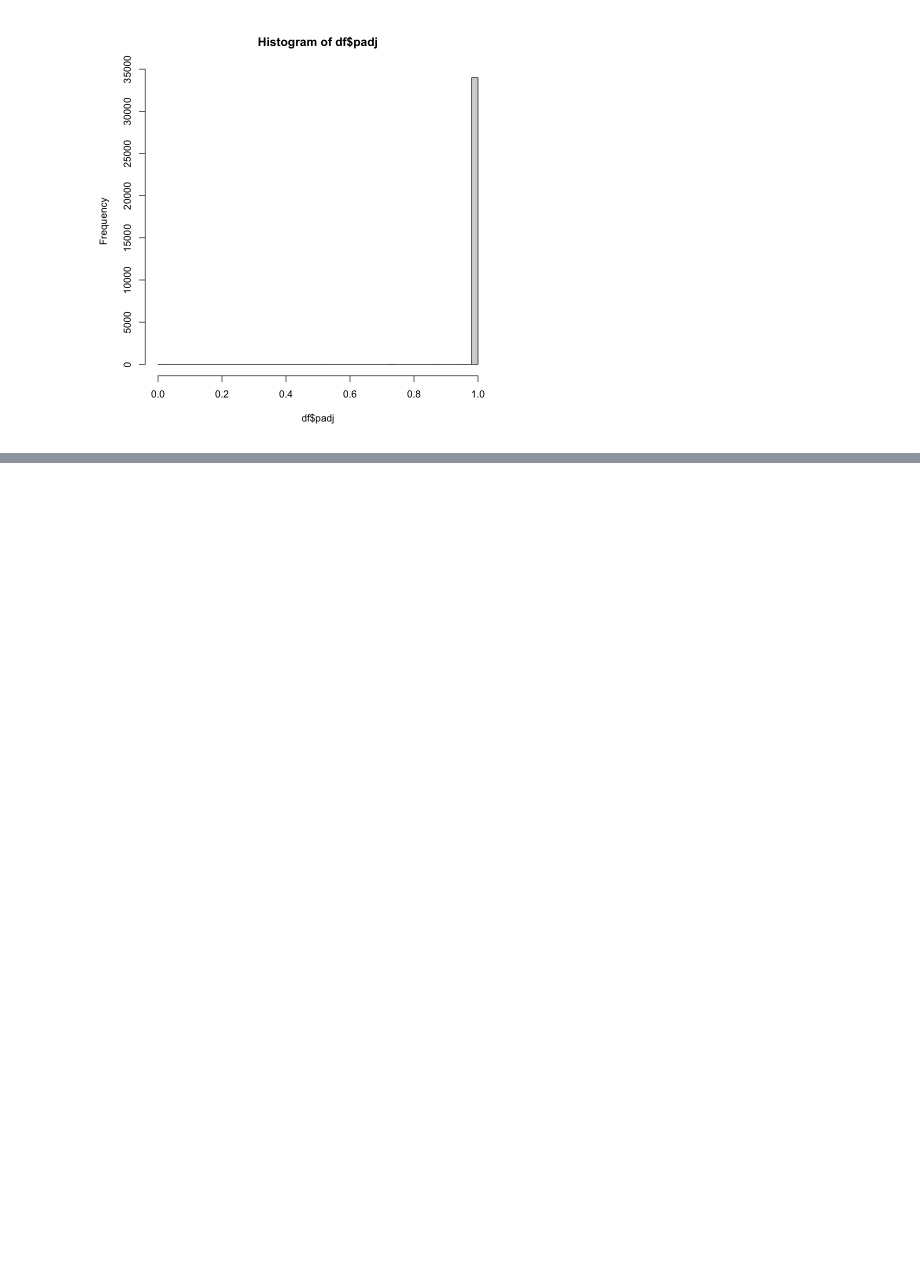
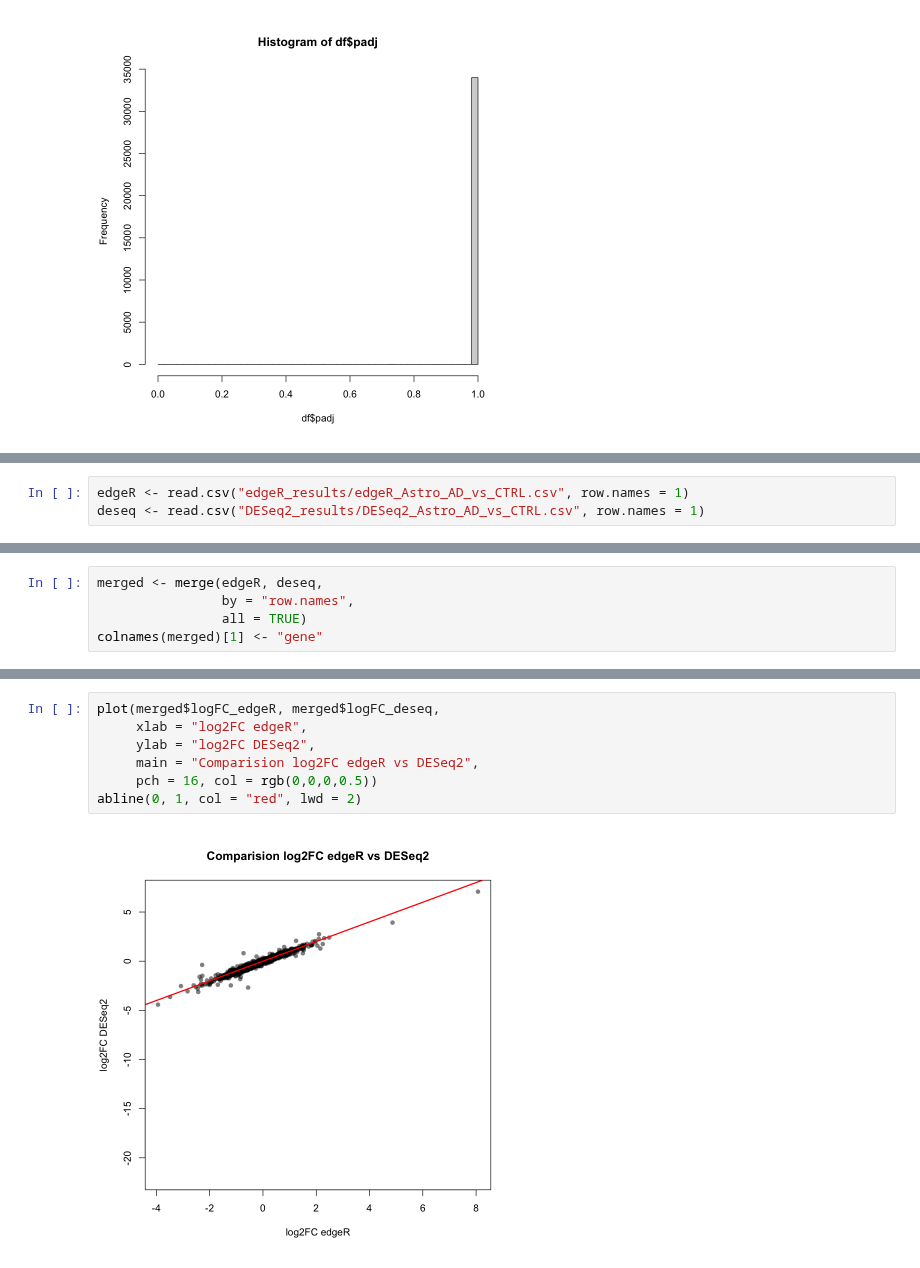
Before and after one commit to elodiehusson/transcriptomics-code, a Jupyter notebook: pseudo_bulk_DE.ipynb, the cells around one changed output, grey strips where cells are left out. Drawn from its saved outputs; the diff is of its cells as text; blank space fills up the shorter version.

Commit message:
DE investigation and DESeq2

```diff
--- a/pseudo_bulk_DE.ipynb
+++ b/pseudo_bulk_DE.ipynb
@@ -281,0 +311,3 @@ A data.frame: 6 × 6
+# %%
+edgeR <- read.csv("edgeR_results/edgeR_Astro_AD_vs_CTRL.csv", row.names = 1)
+deseq <- read.csv("DESeq2_results/DESeq2_Astro_AD_vs_CTRL.csv", row.names = 1)
@@ -281,0 +323,5 @@ A data.frame: 6 × 6
+# %%
+merged <- merge(edgeR, deseq,
+                by = "row.names",
+                all = TRUE)
+colnames(merged)[1] <- "gene"
@@ -281,0 +338,9 @@ A data.frame: 6 × 6
+# %%
+plot(merged$logFC_edgeR, merged$logFC_deseq,
+     xlab = "log2FC edgeR",
+     ylab = "log2FC DESeq2",
+     main = "Comparision log2FC edgeR vs DESeq2",
+     pch = 16, col = rgb(0,0,0,0.5))
+abline(0, 1, col = "red", lwd = 2)
+# %% [output]
+[figure, added]
```
Also changed, not shown: parts of 19 cells of this notebook, 50 other files.
